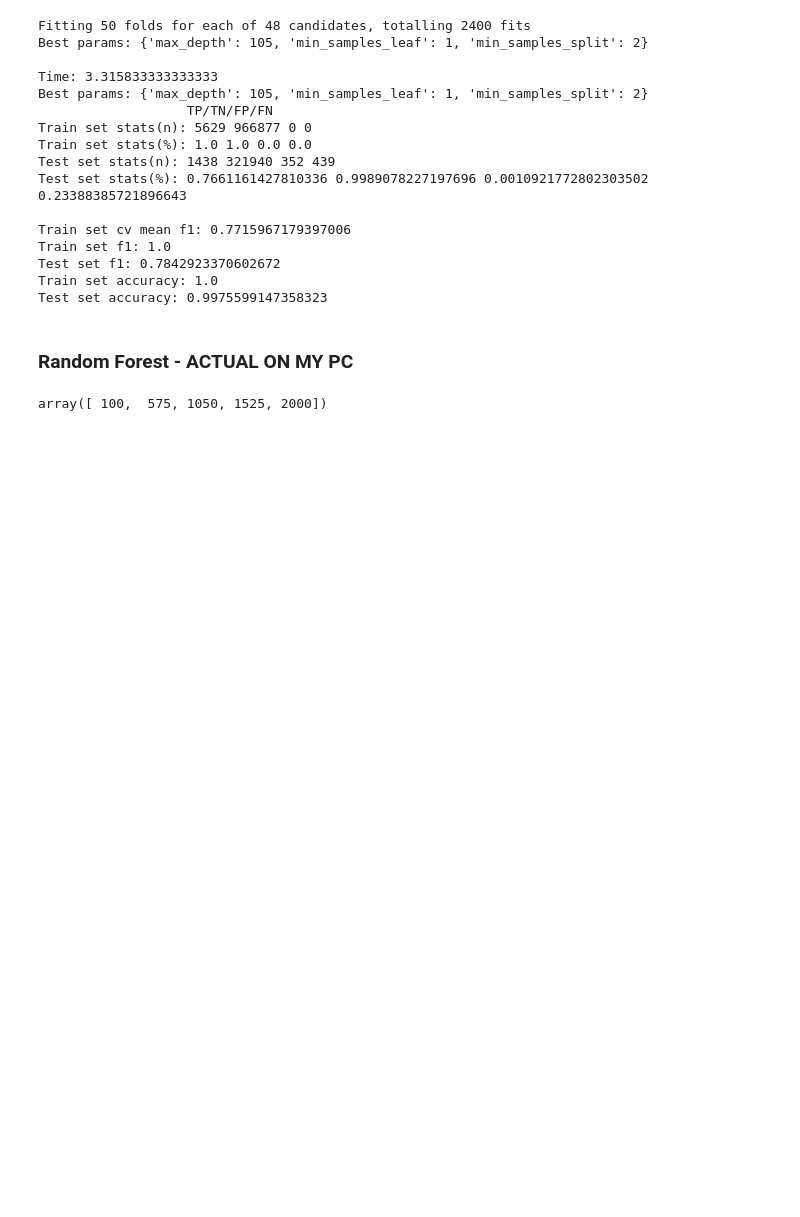
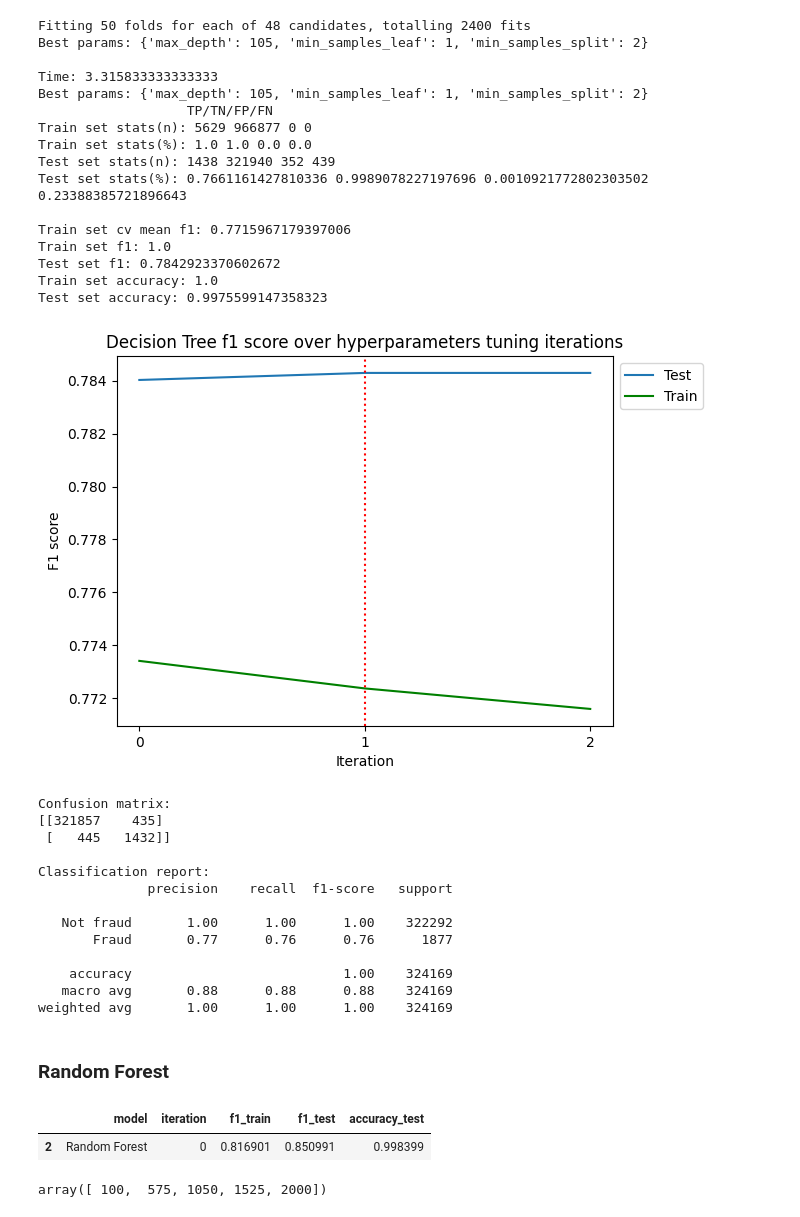
Before and after one commit to ArtemAntonov/Credit-Card-Transactions-Fraud-Detection, a Jupyter notebook: 3. Model training and testing.ipynb, the cells around one changed output. Drawn from its saved outputs; the diff is of its cells as text; code cells hidden in the pictures; blank space fills up the shorter version.

```diff
--- a/3. Model training and testing.ipynb
+++ b/3. Model training and testing.ipynb
@@ -207,10 +196,30 @@ Train set f1: 1.0
 Test set f1: 0.7842923370602672
 Train set accuracy: 1.0
 Test set accuracy: 0.9975599147358323
+# %%
+tuneplot('Decision Tree')
+# %% [output]
+[figure, added]
+Confusion matrix:
+[[321857    435]
+ [   445   1432]]
+
+Classification report:
+              precision    recall  f1-score   support
+
+   Not fraud       1.00      1.00      1.00    322292
+       Fraud       0.77      0.76      0.76      1877
+
+    accuracy                           1.00    324169
+   macro avg       0.88      0.88      0.88    324169
+weighted avg       1.00      1.00      1.00    324169
 # %% [markdown]
-### Random Forest - ACTUAL ON MY PC
+### Random Forest
 # %%
-stats.loc[stats['model'] == 'Random Forest', ['model', 'iteration', 'F1_test', 'accuracy_test']]
+stats[stats['model'] == 'Random Forest']
+# %% [output]
+|  | model | iteration | f1_train | f1_test | accuracy_test |
+| 2 | Random Forest | 0 | 0.816901 | 0.850991 | 0.998399 |
 # %%
 forest = RandomForestClassifier(random_state=1, class_weight='balanced').fit(X_train, y_train)
 # %% [output]
```
Also changed, not shown: parts of 22 cells of this notebook, 7 other files.
